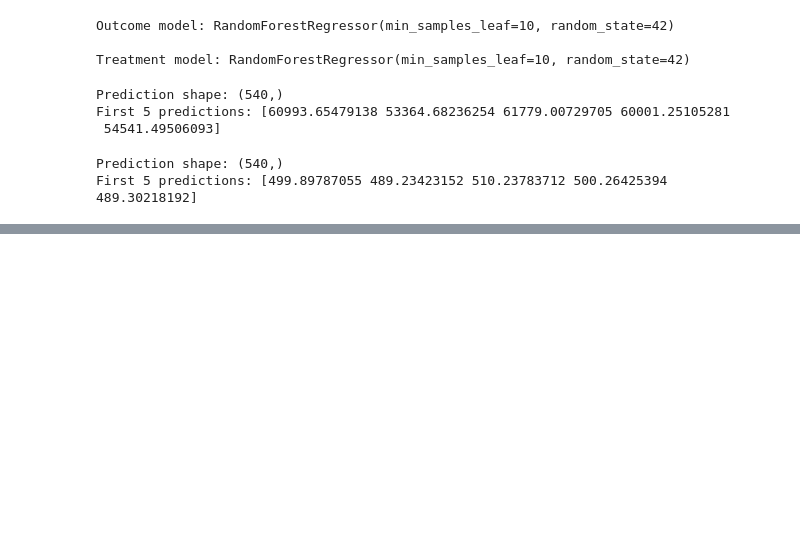
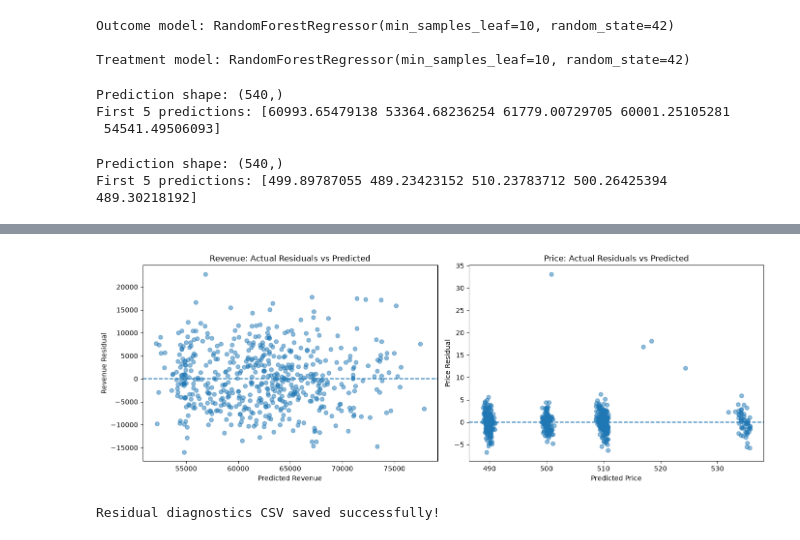
Before and after one commit to rharishwar6-hash/causal-inference-synthetic-control-pricing, a Jupyter notebook: 05_double_ml.ipynb, the cells around one changed output, grey strips where cells are left out. Drawn from its saved outputs; the diff is of its cells as text; code cells hidden in the pictures; blank space fills up the shorter version.

Commit message:
Residual plot review and final documentation

```diff
--- a/05_double_ml.ipynb
+++ b/05_double_ml.ipynb
@@ -1319,0 +1494,21 @@ First 5 predictions: [499.89787055 489.23423152 510.23783712 500.26425394 489.30
+# %%
+# Calculate residuals
+y_residuals = Y - model_y_oof
+t_residuals = T - model_t_oof
+
+# Create diagnostic dataframe
+residual_df = pd.DataFrame({
+    "actual_revenue": Y,
+    "predicted_revenue": model_y_oof,
+    "revenue_residual": y_residuals,
+    "actual_price": T,
+    "predicted_price": model_t_oof,
+    "price_residual": t_residuals
+})
+
+print("Residual shape:", residual_df.shape)
+
+print("\nResidual summary:")
+display(residual_df[
+    ["revenue_residual", "price_residual"]
+].describe().round(2))
@@ -1319,0 +1528,32 @@ First 5 predictions: [499.89787055 489.23423152 510.23783712 500.26425394 489.30
+# %%
+import matplotlib.pyplot as plt
+
+fig, axes = plt.subplots(1, 2, figsize=(14, 5))
+
+# Revenue residual plot
+axes[0].scatter(model_y_oof, y_residuals, alpha=0.5)
+axes[0].axhline(0, linestyle="--")
+axes[0].set_title("Revenue: Actual Residuals vs Predicted")
+axes[0].set_xlabel("Predicted Revenue")
+axes[0].set_ylabel("Revenue Residual")
+
+# Price residual plot
+axes[1].scatter(model_t_oof, t_residuals, alpha=0.5)
+axes[1].axhline(0, linestyle="--")
+axes[1].set_title("Price: Actual Residuals vs Predicted")
+axes[1].set_xlabel("Predicted Price")
+axes[1].set_ylabel("Price Residual")
+
+plt.tight_layout()
+plt.show()
+# %% [output]
+[figure, added]
+# %%
+residual_df.to_csv(
+    "dml_residual_diagnostics.csv",
+    index=False
+)
+
+print("Residual diagnostics CSV saved successfully!")
+# %% [output]
+Residual diagnostics CSV saved successfully!
```
Also changed, not shown: parts of 13 cells of this notebook.
